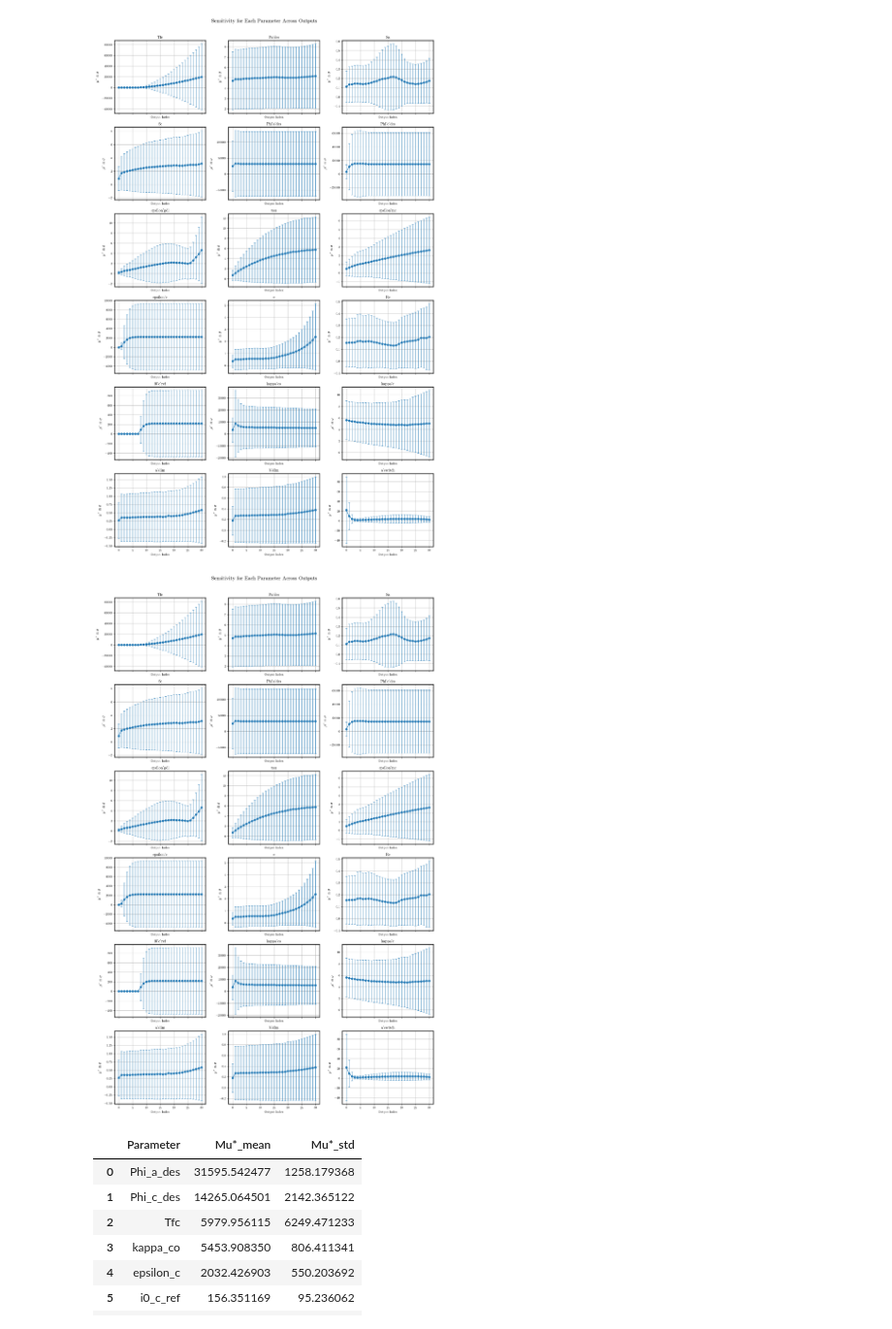
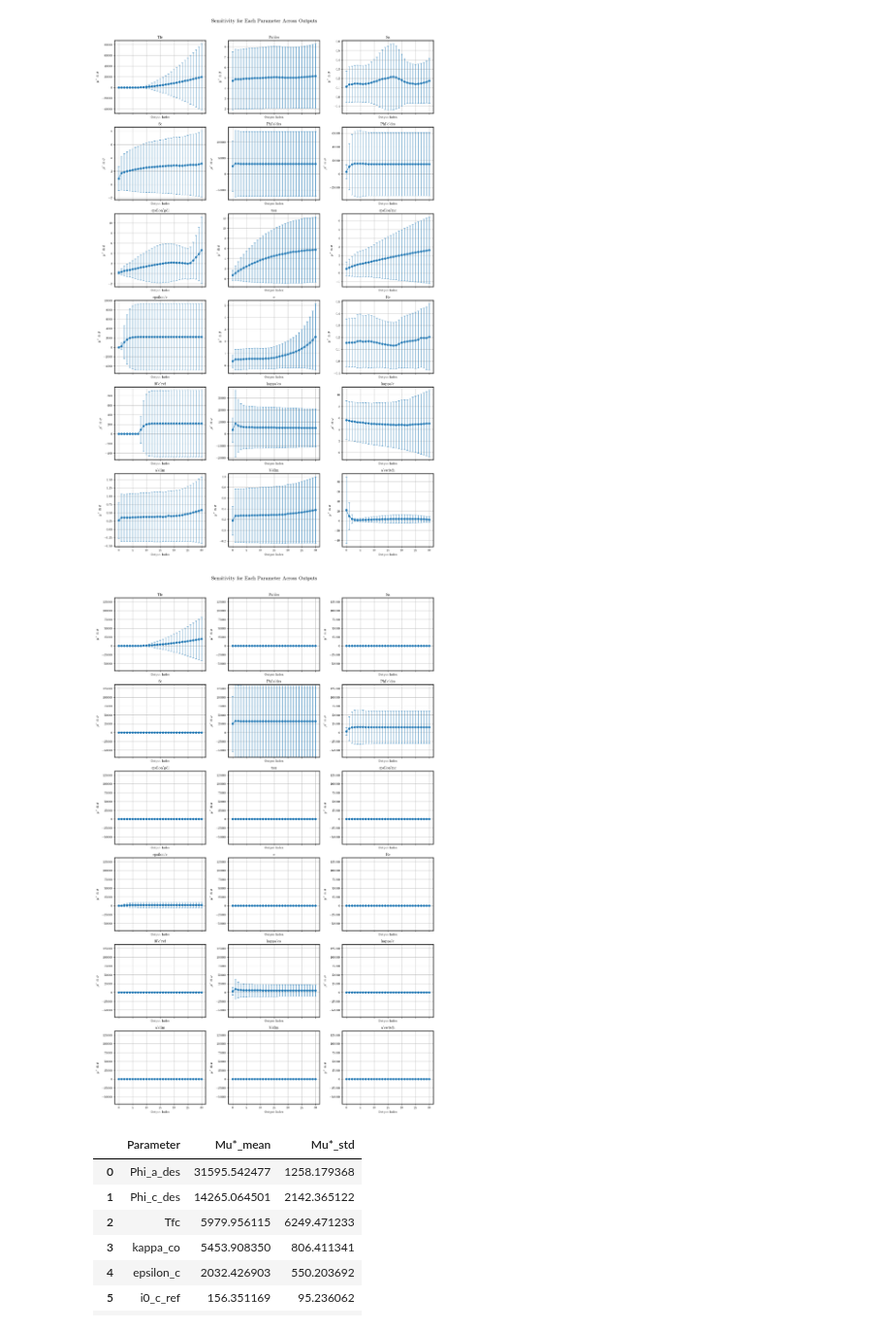
Before and after one commit to DejvisT/Sensitivity-Analysis-and-Surrogate-Modeling-of-PEM-Fuel-Cells, a Jupyter notebook: notebooks/02_sensitivity_analysis.ipynb, the cells around one changed output. Shown at 97% size. Drawn from its saved outputs; the diff is of its cells as text; code cells hidden in the pictures.

```diff
--- a/notebooks/02_sensitivity_analysis.ipynb
+++ b/notebooks/02_sensitivity_analysis.ipynb
@@ -36,9 +35,9 @@ plot_morris_grid(morris_all, params=problem['names'], same_axis=False)
 # %% [output]
 [figure]
 # %%
-plot_morris_grid(morris_all, params=problem['names'], same_axis=False)
+plot_morris_grid(morris_all, params=problem['names'], same_axis=True)
 # %% [output]
-[figure, old version]
+[figure, new version]
 # %%
 summarize_morris_results(morris_all, problem)
 # %% [output]
```
Also changed, not shown: parts of 6 cells of this notebook, 1 other file.
